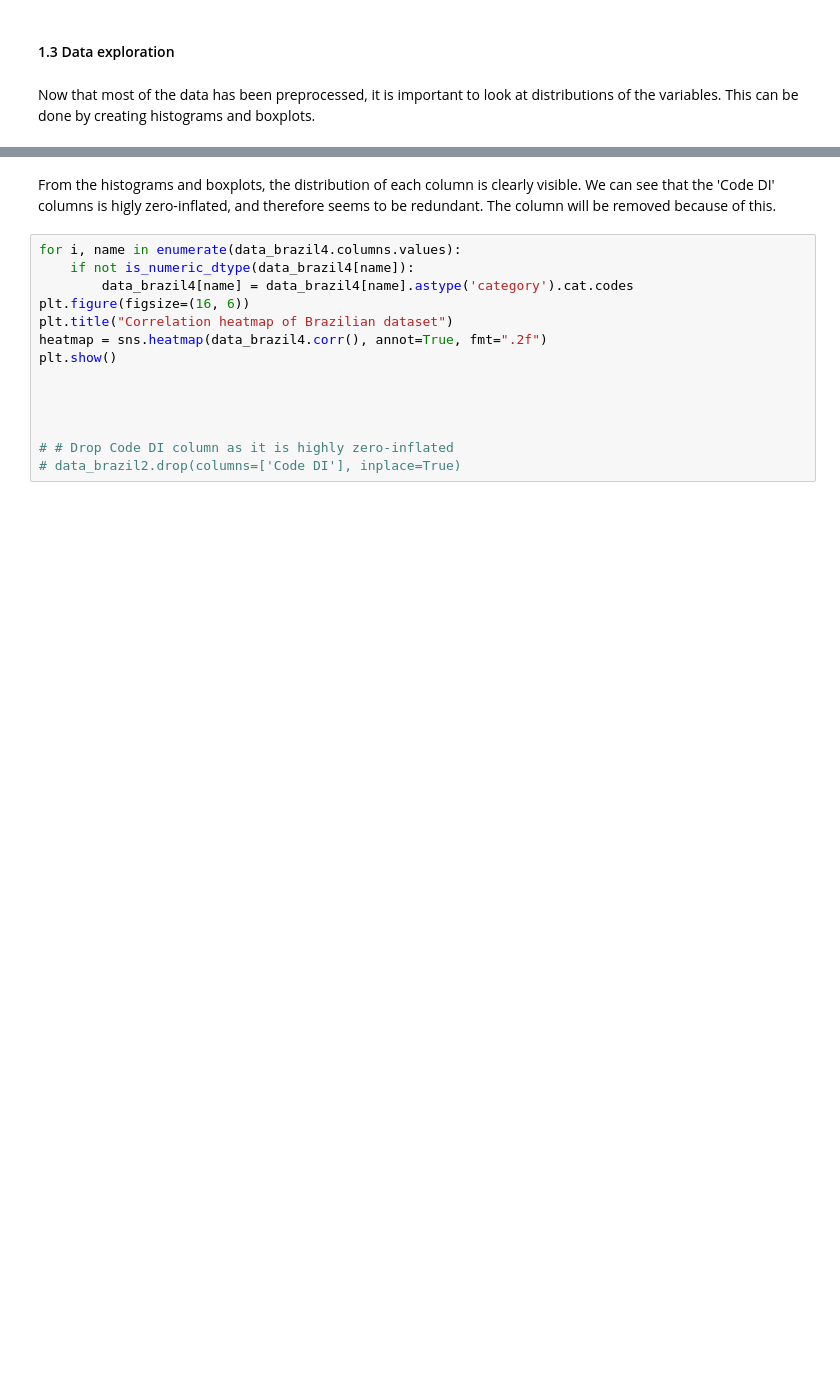
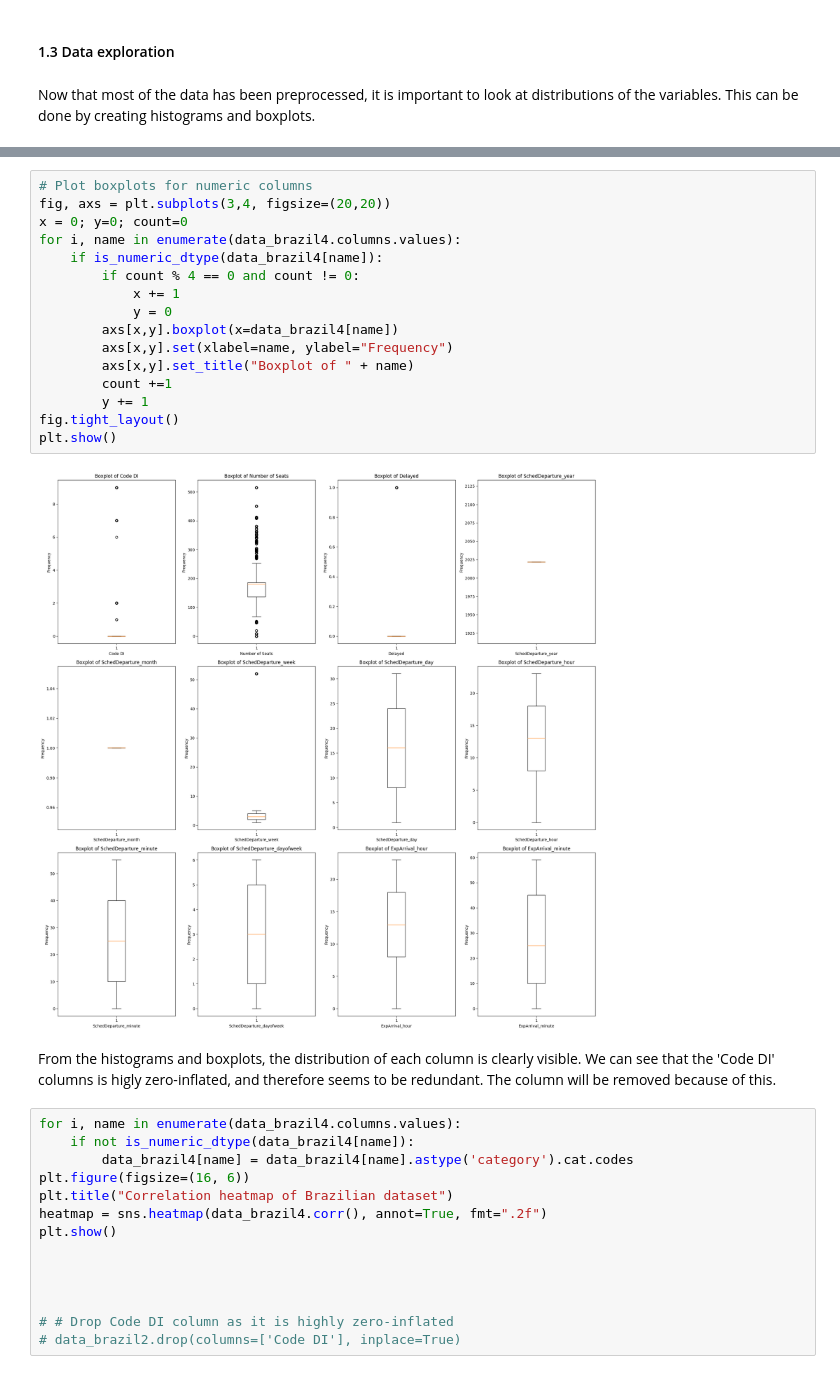
Before and after one commit to TygoF/Flight-delay-prediction, a Jupyter notebook: main.ipynb, the cells around one changed output, grey strips where cells are left out. Cells and saved outputs as stored; diff of their text form; blank space fills up the shorter version.

```diff
--- a/main.ipynb
+++ b/main.ipynb
@@ -251,3 +267,21 @@ plt.show()
+# %%
+# Plot boxplots for numeric columns
+fig, axs = plt.subplots(3,4, figsize=(20,20))
+x = 0; y=0; count=0
+for i, name in enumerate(data_brazil4.columns.values):
+    if is_numeric_dtype(data_brazil4[name]):
+        if count % 4 == 0 and count != 0:
+            x += 1
+            y = 0
+        axs[x,y].boxplot(x=data_brazil4[name])
+        axs[x,y].set(xlabel=name, ylabel="Frequency")
+        axs[x,y].set_title("Boxplot of " + name)
+        count +=1
+        y += 1
+fig.tight_layout()
+plt.show()
+# %% [output]
+[figure, added]
 # %% [markdown]
 From the histograms and boxplots, the distribution of each column is clearly visible. We can see that the 'Code DI' columns is higly zero-inflated, and therefore seems to be redundant. The column will be removed because of this.
 # %%
```
Also changed, not shown: parts of 5 cells of this notebook.
